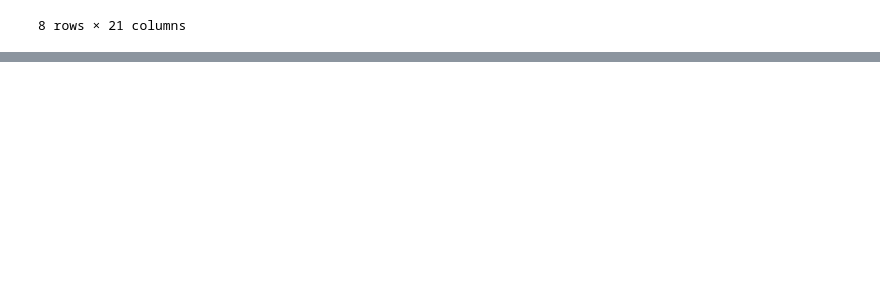
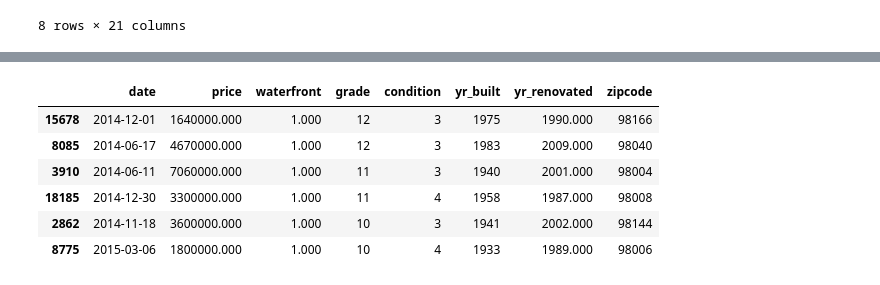
Before and after one commit to rkaur22/eda_project_solo, a Jupyter notebook: EDA.ipynb, the cells around one changed output, grey strips where cells are left out. Drawn from its saved outputs; the diff is of its cells as text; code cells hidden in the pictures; blank space fills up the shorter version.

```diff
--- a/EDA.ipynb
+++ b/EDA.ipynb
@@ -195,0 +272,14 @@ grade_yr.head(10)
+# %%
+df_lim = df_fin[['date', 'price', 'waterfront', 'grade', 'condition', 'yr_built', 'yr_renovated', 'zipcode']]
+# %%
+df_lim.query('grade > 9')
+#f_group = df_lim[['grade','condition','yr_renovated']].groupby(['grade','condition','yr_renovated']).size()
+#df_group
+# %% [output]
+|  | date | price | waterfront | grade | condition | yr_built | yr_renovated | zipcode |
+| 15678 | 2014-12-01 | 1640000.000 | 1.000 | 12 | 3 | 1975 | 1990.000 | 98166 |
+| 8085 | 2014-06-17 | 4670000.000 | 1.000 | 12 | 3 | 1983 | 2009.000 | 98040 |
+| 3910 | 2014-06-11 | 7060000.000 | 1.000 | 11 | 3 | 1940 | 2001.000 | 98004 |
+| 18185 | 2014-12-30 | 3300000.000 | 1.000 | 11 | 4 | 1958 | 1987.000 | 98008 |
+| 2862 | 2014-11-18 | 3600000.000 | 1.000 | 10 | 3 | 1941 | 2002.000 | 98144 |
+| 8775 | 2015-03-06 | 1800000.000 | 1.000 | 10 | 4 | 1933 | 1989.000 | 98006 |
```
Also changed, not shown: parts of 23 cells of this notebook.
